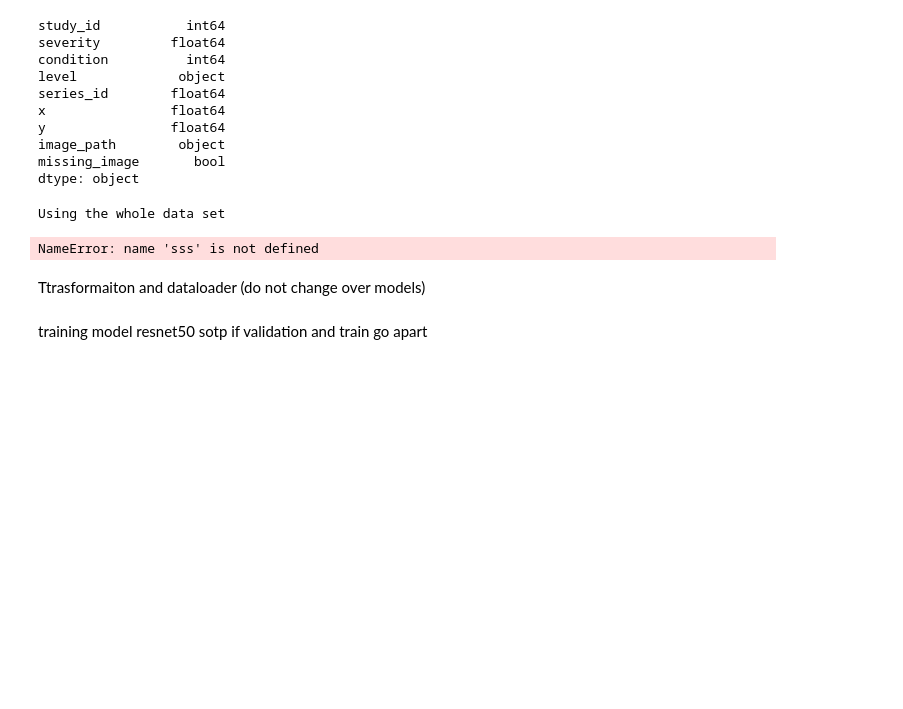
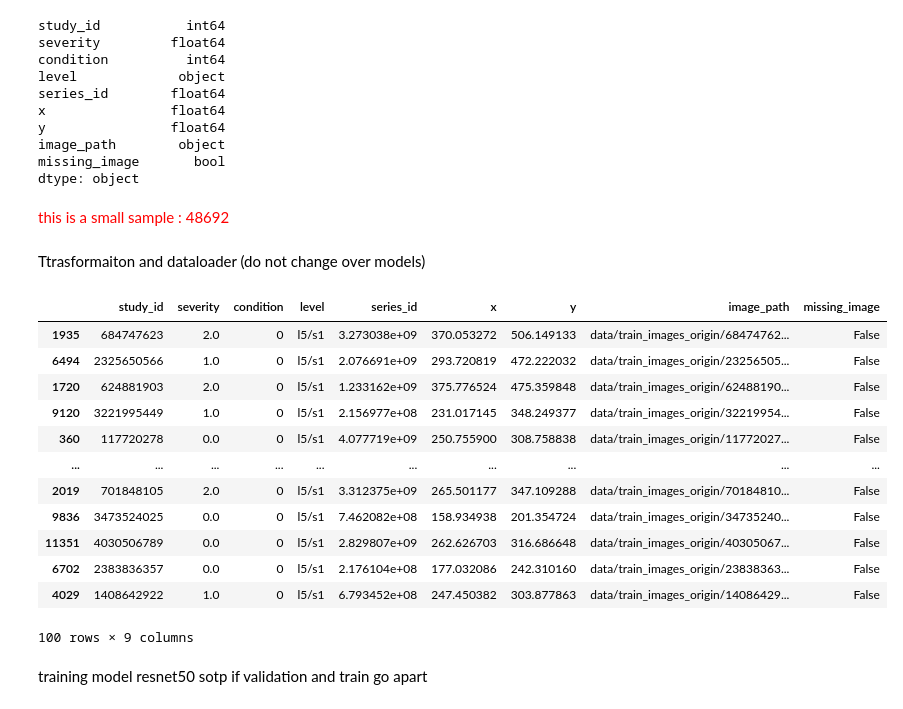
Before and after one commit to CogitoErgoDS/Spine_Degenerative_Classification, a Jupyter notebook: _1_training_3_cat.ipynb, the cells around one changed output. Saved outputs shown, nothing was run; the diff lists cells and outputs as text; code cells hidden in the pictures; blank space fills up the shorter version.

```diff
--- a/_1_training_3_cat.ipynb
+++ b/_1_training_3_cat.ipynb
@@ -63,18 +63,14 @@ missing_image       bool
 dtype: object
 # %%
 # # end sample or small sample
-if whole_data_set == True:
+if whole_data_set == False:
     print("Using the whole data set")
 else:
     train_df = train_df.sample(n=100, random_state=RSEED)
     test_df = test_df.sample(n=100, random_state=RSEED)
     display(Markdown('<span style="color:red"> this is a small sample : 48692</span>'))
 # %% [output]
-Using the whole data set
+<span style="color:red"> this is a small sample : 48692</span>
-# %%
-sss
-# %% [output]
-NameError: name 'sss' is not defined
 # %% [markdown]
 Ttrasformaiton and dataloader (do not change over models)
 # %%
@@ -135,6 +131,22 @@ class MRIDataset(Dataset):
         return len(self.data)
 # %%
 train_data = train_df
+# %%
+train_df
+# %% [output]
+|  | study_id | severity | condition | level | series_id | x | y | image_path | missing_image |
+| 1935 | 684747623 | 2.0 | 0 | l5/s1 | 3.273038e+09 | 370.053272 | 506.149133 | data/train_images_origin/68474762... | False |
+| 6494 | 2325650566 | 1.0 | 0 | l5/s1 | 2.076691e+09 | 293.720819 | 472.222032 | data/train_images_origin/23256505... | False |
+| 1720 | 624881903 | 2.0 | 0 | l5/s1 | 1.233162e+09 | 375.776524 | 475.359848 | data/train_images_origin/62488190... | False |
+| 9120 | 3221995449 | 1.0 | 0 | l5/s1 | 2.156977e+08 | 231.017145 | 348.249377 | data/train_images_origin/32219954... | False |
+| 360 | 117720278 | 0.0 | 0 | l5/s1 | 4.077719e+09 | 250.755900 | 308.758838 | data/train_images_origin/11772027... | False |
+| ... | ... | ... | ... | ... | ... | ... | ... | ... | ... |
+| 2019 | 701848105 | 2.0 | 0 | l5/s1 | 3.312375e+09 | 265.501177 | 347.109288 | data/train_images_origin/70184810... | False |
+| 9836 | 3473524025 | 0.0 | 0 | l5/s1 | 7.462082e+08 | 158.934938 | 201.354724 | data/train_images_origin/34735240... | False |
+| 11351 | 4030506789 | 0.0 | 0 | l5/s1 | 2.829807e+09 | 262.626703 | 316.686648 | data/train_images_origin/40305067... | False |
+| 6702 | 2383836357 | 0.0 | 0 | l5/s1 | 2.176104e+08 | 177.032086 | 242.310160 | data/train_images_origin/23838363... | False |
+| 4029 | 1408642922 | 1.0 | 0 | l5/s1 | 6.793452e+08 | 247.450382 | 303.877863 | data/train_images_origin/14086429... | False |
+100 rows × 9 columns
 # %% [markdown]
 training model resnet50 sotp if validation and train go apart
 # %% [markdown]
```
Also changed, not shown: parts of 3 cells of this notebook, 40 other files.
